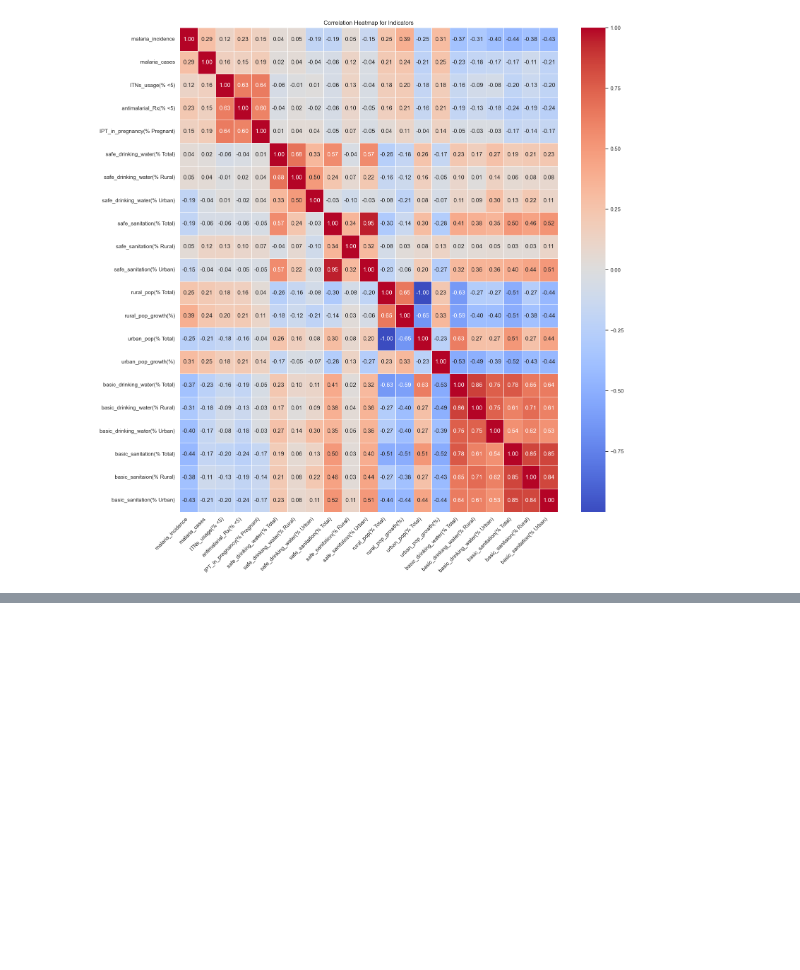
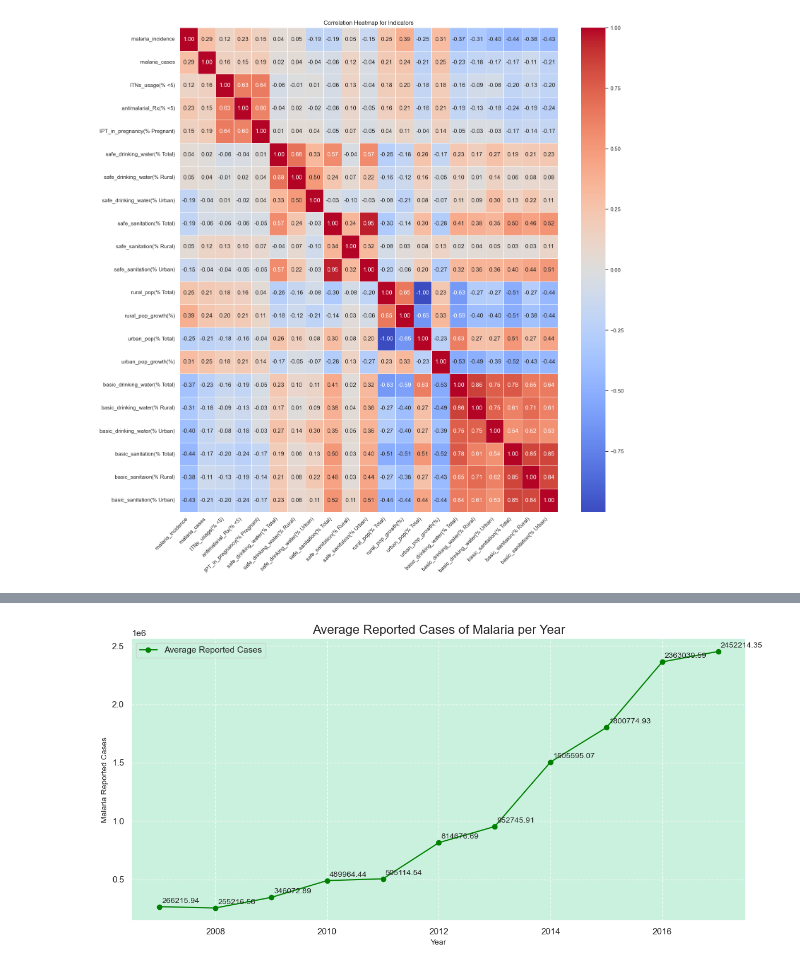
Before and after one commit to ArubeJoshua/Recess_project_group_Y, a Jupyter notebook: Recess_Project_Template/src/group_work/group_y_project.ipynb, the cells around one changed output, grey strips where cells are left out. Cells and saved outputs as stored; diff of their text form; code cells hidden in the pictures; blank space fills up the shorter version.

```diff
--- a/Recess_Project_Template/src/group_work/group_y_project.ipynb
+++ b/Recess_Project_Template/src/group_work/group_y_project.ipynb
@@ -513,0 +588,26 @@ plt.show()
+# %%
+average_reports = malaria_df.groupby('yr')['malaria_cases'].mean().reset_index()
+
+years = average_reports['yr']
+average_incidence_values = average_reports['malaria_cases']
+
+# Create the plot with figsize
+plt.figure(figsize=(12, 6))
+plt.plot(years, average_incidence_values, marker='o', linestyle='-', color='green', label='Average Reported Cases')
+
+# Setting the title and axes labels
+plt.title('Average Reported Cases of Malaria per Year', fontsize=16)
+plt.xlabel('Year', fontsize=10)
+plt.ylabel('Malaria Reported Cases', fontsize=10)
+
+# Add data labels for each point on the graph
+for year, incidence in zip(years, average_incidence_values):
+    plt.annotate(f'{incidence:.2f}', xy=(year, incidence), xytext=(3, 5), textcoords='offset points', fontsize=10)
+
+plt.legend()  # Show the legend
+plt.grid(True, linestyle='--', alpha=0.7)  # Add gridlines
+plt.tight_layout()  # Adjust spacing to prevent clipping of labels
+
+plt.show()
+# %% [output]
+[figure, added]
```
Also changed, not shown: parts of 13 cells of this notebook.
